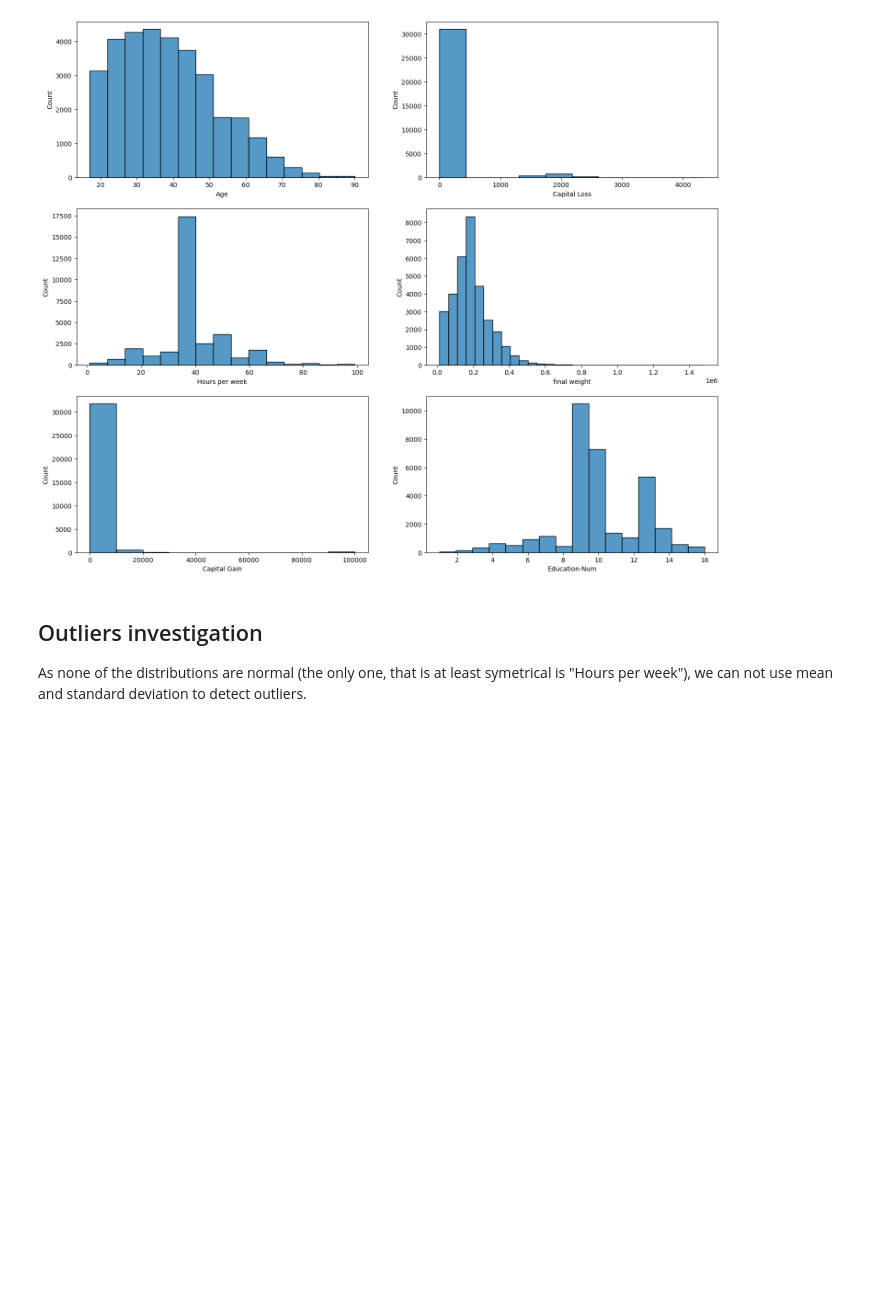
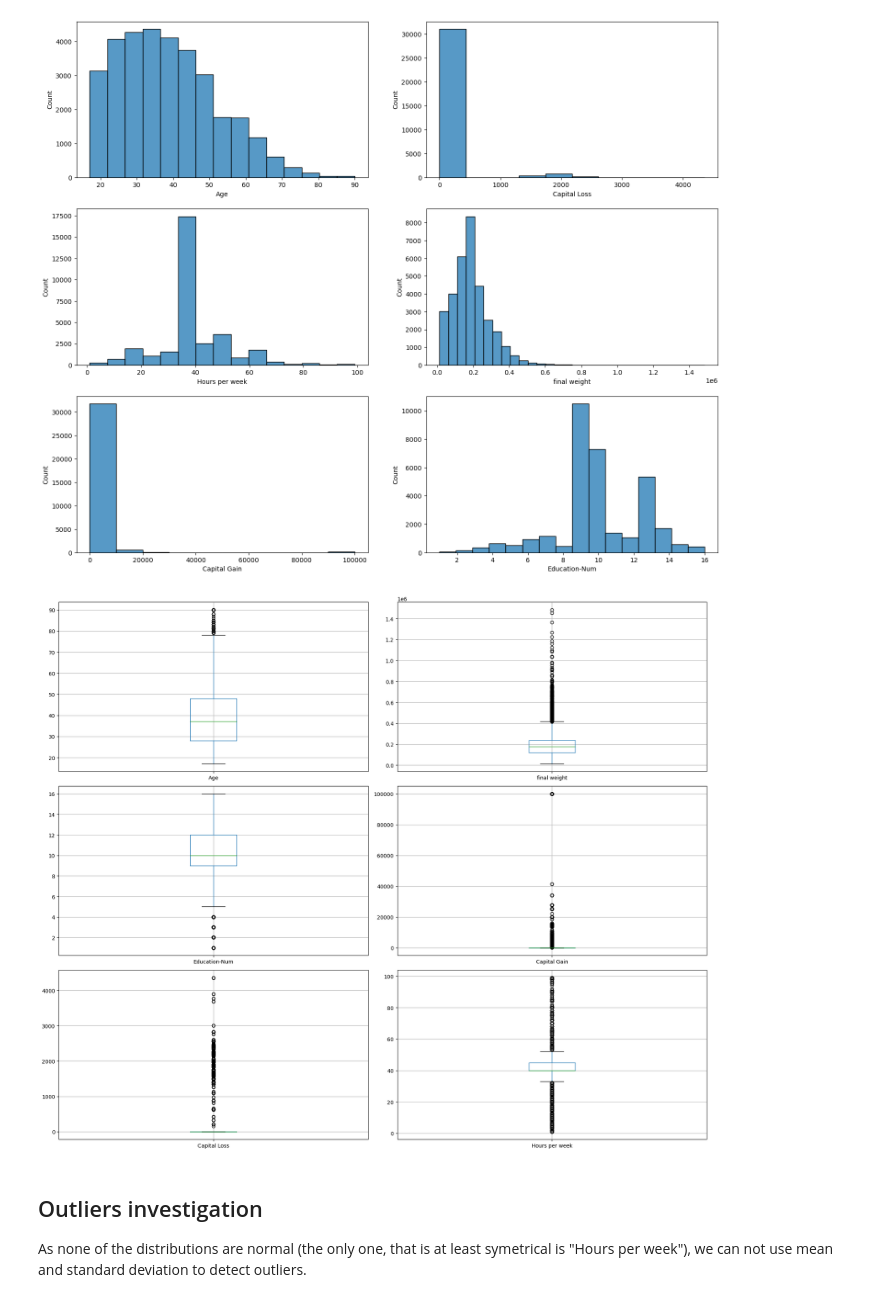
Before and after one commit to nadiia-duiunova/Adults_pet_project, a Jupyter notebook: Adult.ipynb, the cells around one changed output. Drawn from its saved outputs; the diff is of its cells as text; code cells hidden in the pictures; blank space fills up the shorter version.

```diff
--- a/Adult.ipynb
+++ b/Adult.ipynb
@@ -85,6 +85,17 @@ sns.histplot(ax = axes[2,1], data = df, x = 'Education-Num', bins = 16)
 # %% [output]
 <Axes: xlabel='Education-Num', ylabel='Count'>
 [figure]
+# %%
+fig, axes = plt.subplots(3, 2,figsize=(18, 15))
+
+for i,el in enumerate(list(numerical_features_df.columns.values)[:]):
+    a = numerical_features_df.boxplot(el, ax=axes.flatten()[i])
+
+plt.tight_layout()
+
+plt.show()
+# %% [output]
+[figure, added]
 # %% [markdown]
 ## Outliers investigation
 
```
Also changed, not shown: parts of 24 cells of this notebook.
